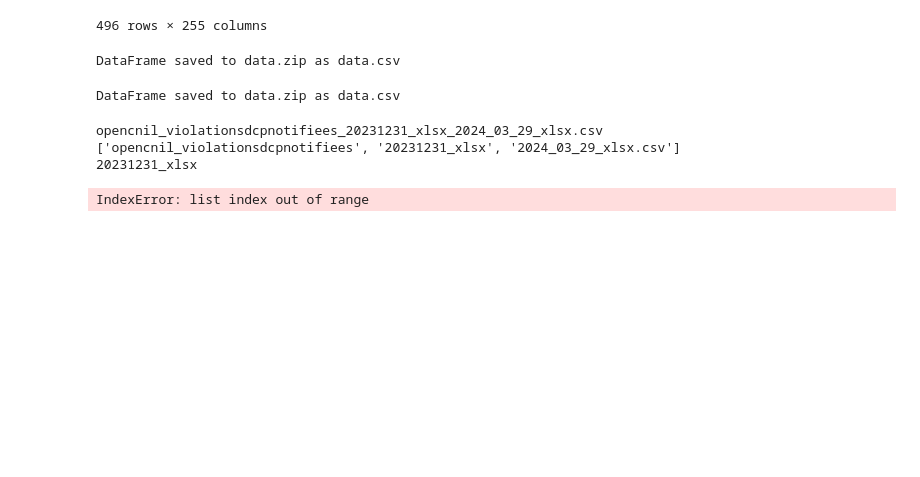
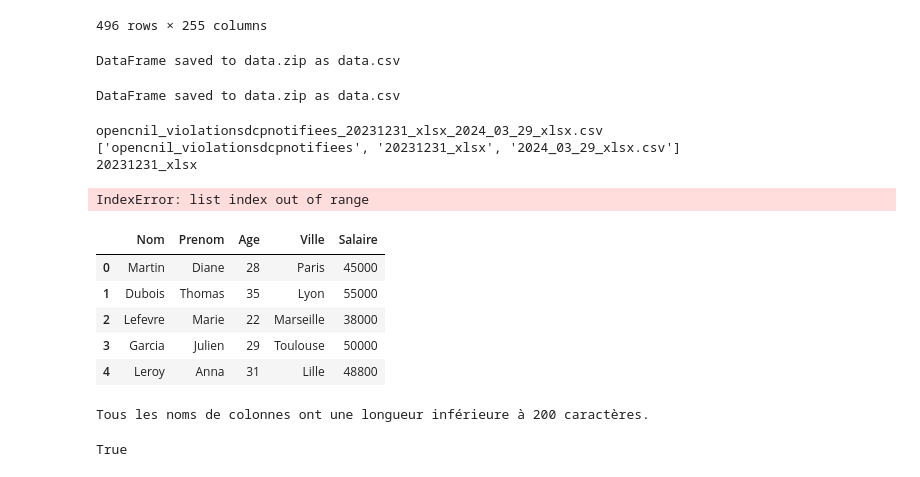
Before and after one commit to Abitben/data_pipelines, a Jupyter notebook: test.ipynb, the cells around one changed output. Cells and saved outputs as stored; diff of their text form; code cells hidden in the pictures; blank space fills up the shorter version.

```diff
--- a/test.ipynb
+++ b/test.ipynb
@@ -455,3 +455,52 @@ opencnil_violationsdcpnotifiees_20231231_xlsx_2024_03_29_xlsx.csv
 ['opencnil_violationsdcpnotifiees', '20231231_xlsx', '2024_03_29_xlsx.csv']
 20231231_xlsx
 IndexError: list index out of range
+# %%
+import pandas as pd
+df = pd.read_csv('table0.csv')
+
+if df.columns.all() < 0:
+    print('DataFrame is empty')
+# %% [output]
+|  | Nom | Prenom | Age | Ville | Salaire |
+| 0 | Martin | Diane | 28 | Paris | 45000 |
+| 1 | Dubois | Thomas | 35 | Lyon | 55000 |
+| 2 | Lefevre | Marie | 22 | Marseille | 38000 |
+| 3 | Garcia | Julien | 29 | Toulouse | 50000 |
+| 4 | Leroy | Anna | 31 | Lille | 48800 |
+# %%
+import pandas as pd
+
+def verifier_longueur_noms_colonnes(dataframe):
+    """
+    Vérifie si les noms des colonnes d'un DataFrame ont moins de 200 caractères.
+
+    Args:
+    - dataframe: DataFrame Pandas
+
+    Returns:
+    - True si tous les noms de colonnes ont moins de 200 caractères, False sinon.
+    """
+    max_length = 200
+    longueur_depasse = False
+
+    for colonne in dataframe.columns:
+        if len(colonne) > max_length:
+            print(f"La colonne '{colonne}' dépasse la longueur maximale autorisée de {max_length} caractères.")
+            longueur_depasse = True
+
+    if not longueur_depasse:
+        print("Tous les noms de colonnes ont une longueur inférieure à 200 caractères.")
+        return True
+    else:
+        return False
+
+# Exemple d'utilisation
+# Création d'un DataFrame de démonstration
+df = pd.DataFrame({'colonne1': [1, 2, 3], 'colonne2': [4, 5, 6], 'une_colonne_avec_un_nom_tres_long_qui_depasse_200_caracteres': [7, 8, 9]})
+
+# Vérification des noms de colonnes
+verifier_longueur_noms_colonnes(df)
+# %% [output]
+Tous les noms de colonnes ont une longueur inférieure à 200 caractères.
+True
```
Also changed, not shown: 4 other files.
